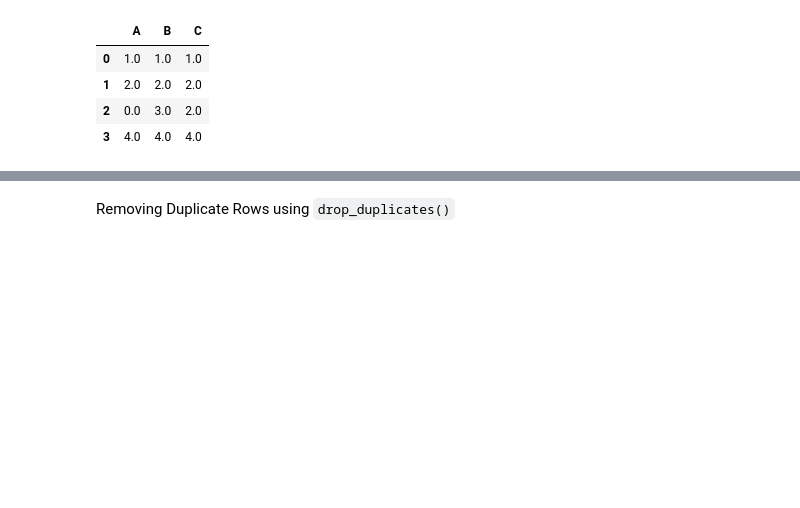
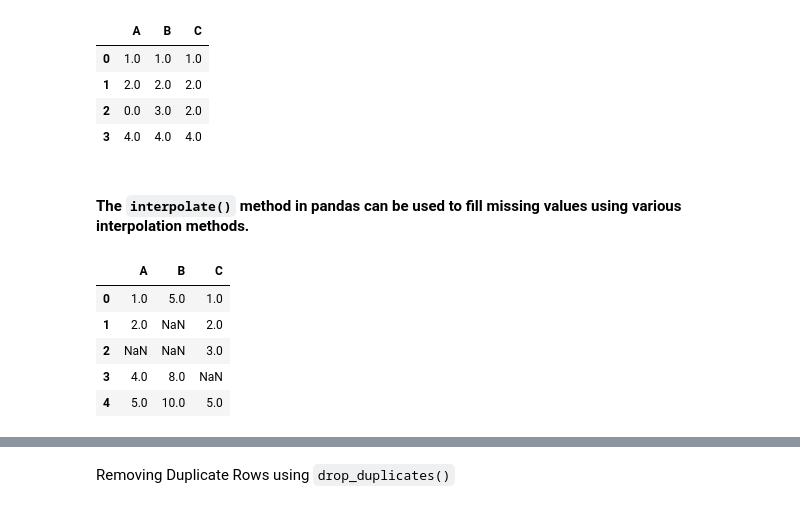
Before and after one commit to RobbertChampagne/Data, a Jupyter notebook: pandas/Data-cleaning.ipynb, the cells around one changed output, grey strips where cells are left out. Drawn from its saved outputs; the diff is of its cells as text; code cells hidden in the pictures; blank space fills up the shorter version.

```diff
--- a/pandas/Data-cleaning.ipynb
+++ b/pandas/Data-cleaning.ipynb
@@ -87,3 +91,23 @@ df.fillna({"A": 0, "B": 1, "C": 2})
 | 1 | 2.0 | 2.0 | 2.0 |
 | 2 | 0.0 | 3.0 | 2.0 |
 | 3 | 4.0 | 4.0 | 4.0 |
+# %% [markdown]
+#### The `interpolate()` method in pandas can be used to fill missing values using various interpolation methods.
+# %%
+# DataFrame that has missing values:
+df = pd.DataFrame(
+    {
+        "A": [1, 2, np.nan, 4, 5],
+        "B": [5, np.nan, np.nan, 8, 10],
+        "C": [1, 2, 3, np.nan, 5],
+    }
+)
+
+df
+# %% [output]
+|  | A | B | C |
+| 0 | 1.0 | 5.0 | 1.0 |
+| 1 | 2.0 | NaN | 2.0 |
+| 2 | NaN | NaN | 3.0 |
+| 3 | 4.0 | 8.0 | NaN |
+| 4 | 5.0 | 10.0 | 5.0 |
```
Also changed, not shown: parts of 25 cells of this notebook.
